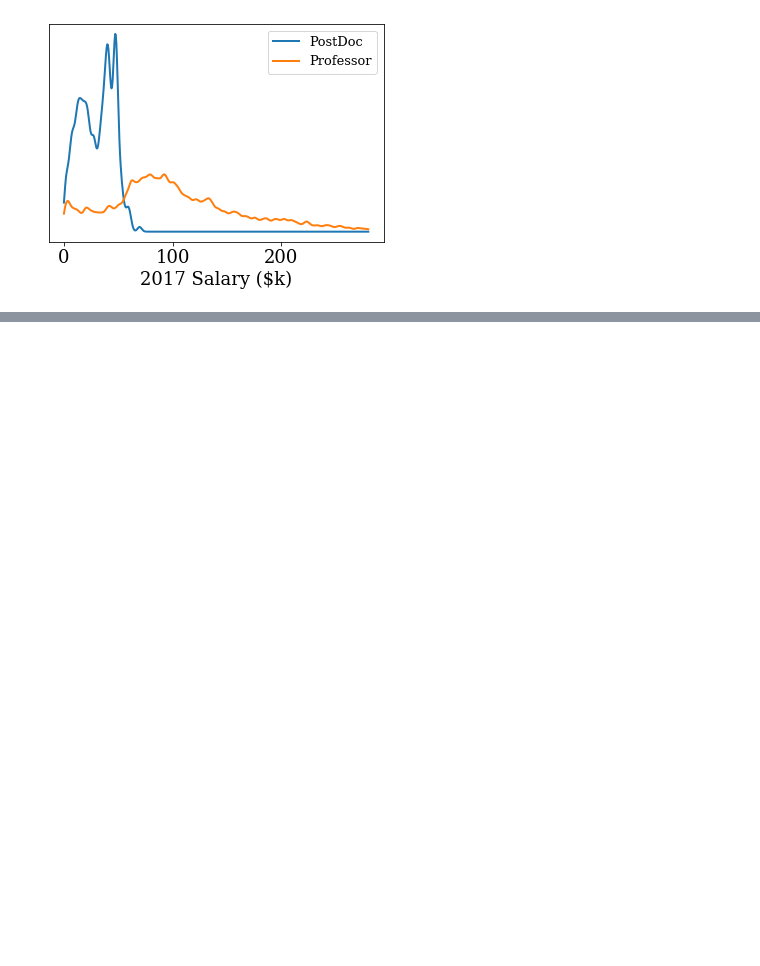
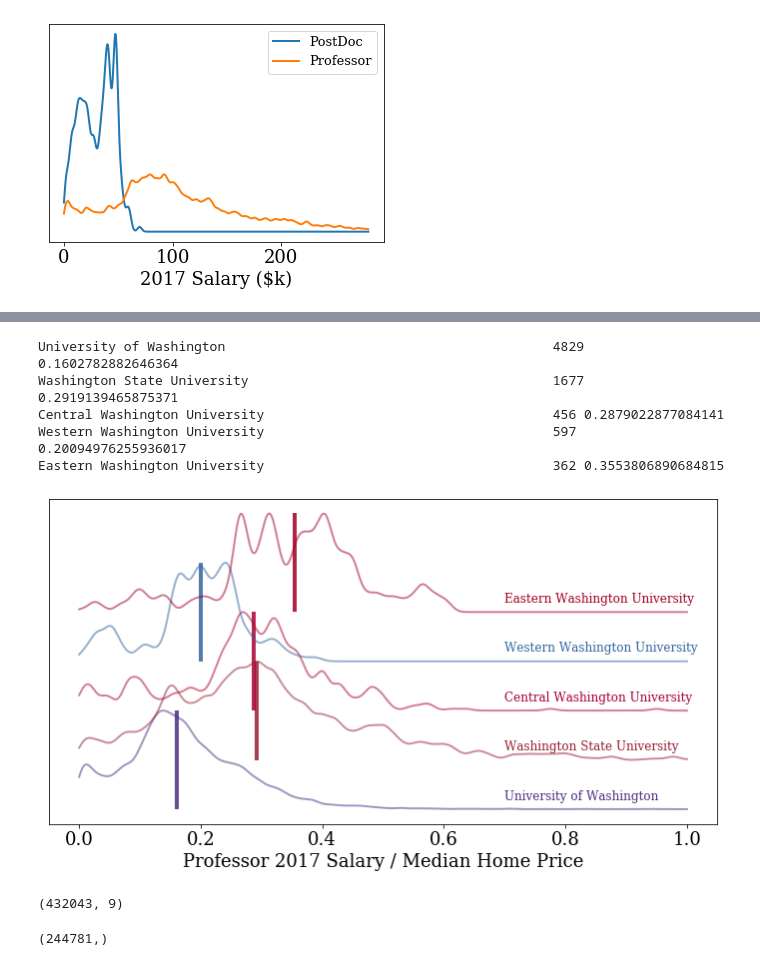
Before and after one commit to jradavenport/salary, a Jupyter notebook: plots.ipynb, the cells around one changed output, grey strips where cells are left out. Saved outputs shown, nothing was run; the diff lists cells and outputs as text; code cells hidden in the pictures; blank space fills up the shorter version.

```diff
--- a/plots.ipynb
+++ b/plots.ipynb
@@ -158,0 +224,45 @@ plt.savefig('postdoc_prof.png',dpi=350, bbox_inches='tight', pad_inches=0.25)
+# %%
+# According to Google, this is the median family home price in each Univ's city
+# Note of course, many faculty now don't (can't) live within Seattle city limits...
+
+homes = [761800, 269600, 257900, 400100, 235100]
+
+plt.figure(figsize=(12,6))
+
+yoff = 0.5
+for k in range(np.size(uni)):
+    thisuni = [(df['AgyTitle'].values == uni[k]) &
+               (df['JobTitle'].str.contains('PROFESSOR')) &
+               (df['Sal2017'] > 0)]
+    thisdata = df['Sal2017'].values[thisuni] / homes[k]
+
+    print(uni[k], np.size(thisdata), np.median(thisdata))
+    xx = np.linspace(0,1,1000)
+    kde = kde_scipy(thisdata, xx, bandwidth=xx.max()/100)
+
+    plt.plot(xx, kde/kde.max() +k*yoff,
+             lw=2, c=clrs[k], label=uni[k].strip(), alpha=0.5)
+
+    plt.vlines(np.median(thisdata), ymin=0 +k*yoff, ymax=1+k*yoff,
+               color=clrs[k], lw=4, alpha=0.85)
+    plt.text(.7, k*yoff+yoff/5, uni[k].strip(), color=clrs[k], fontsize=12)
+
+
+plt.gca().axes.get_yaxis().set_visible(False)
+plt.xlabel('Professor 2017 Salary / Median Home Price')
+plt.savefig('univ_cost.png', dpi=350, bbox_inches='tight', pad_inches=0.25)
+# %% [output]
+University of Washington                                          4829 0.1602782882646364
+Washington State University                                       1677 0.2919139465875371
+Central Washington University                                     456 0.2879022877084141
+Western Washington University                                     597 0.20094976255936017
+Eastern Washington University                                     362 0.3553806890684815
+[figure, added]
+# %%
+df.shape
+# %% [output]
+(432043, 9)
+# %%
+df['Name'].unique().shape
+# %% [output]
+(244781,)
```
Also changed, not shown: parts of 9 cells of this notebook, 2 other files.
